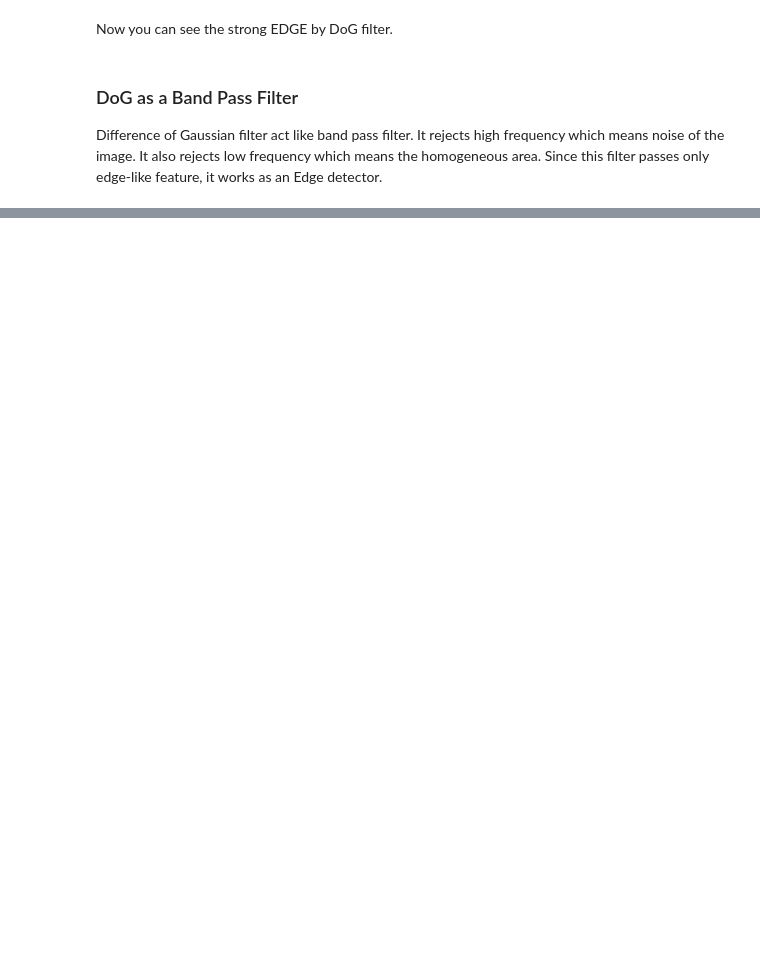
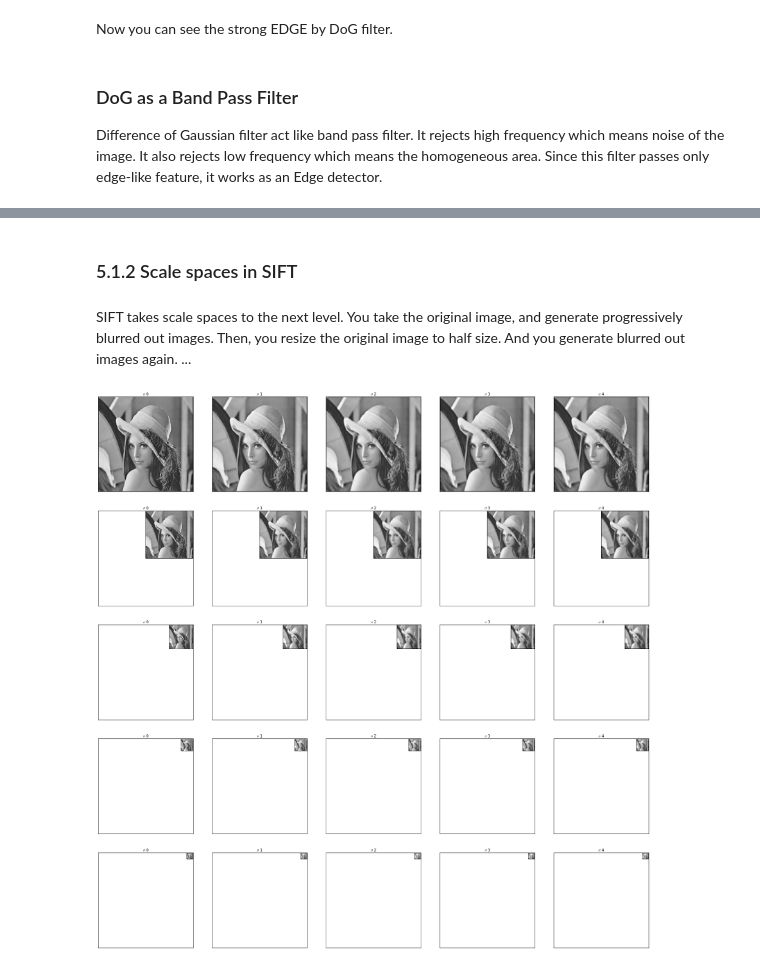
Before and after one commit to henniekim/digital_image_processing, a Jupyter notebook: filter.ipynb, the cells around one changed output, grey strips where cells are left out. Saved outputs shown, nothing was run; the diff lists cells and outputs as text; code cells hidden in the pictures; blank space fills up the shorter version.

```diff
--- a/filter.ipynb
+++ b/filter.ipynb
@@ -250,0 +285,27 @@ Difference of Gaussian filter act like band pass filter. It rejects high frequen
+# %% [markdown]
+### 5.1.2 Scale spaces in SIFT
+# %% [markdown]
+SIFT takes scale spaces to the next level. You take the original image, and generate progressively blurred out images. Then, you resize the original image to half size. And you generate blurred out images again. ...
+# %%
+lena = cv2.imread('image/Lena.png')
+lena = cv2.cvtColor(lena, cv2.COLOR_BGR2GRAY)
+fig=plt.figure(figsize=(32,32))
+columns = 5
+rows = 5
+
+for i in range (0, columns*rows):
+    plt.subplot(rows, columns, i+1)
+    plt.xticks(())
+    plt.yticks(())
+    plt.axis([516,0, 516,0])
+
+    plt.imshow(gaussian_blur(lena, 5, i%5), cmap='gray', interpolation='none', aspect='equal')
+
+    plt.title('$\sigma$ '+str(i%5))
+    if i%5 == 4:
+        lena = cv2.resize(lena, (0,0), fx=0.5, fy=0.5)
+
+
+plt.show()
+# %% [output]
+[figure, added]
```
Also changed, not shown: parts of 19 cells of this notebook, 1 other file.
